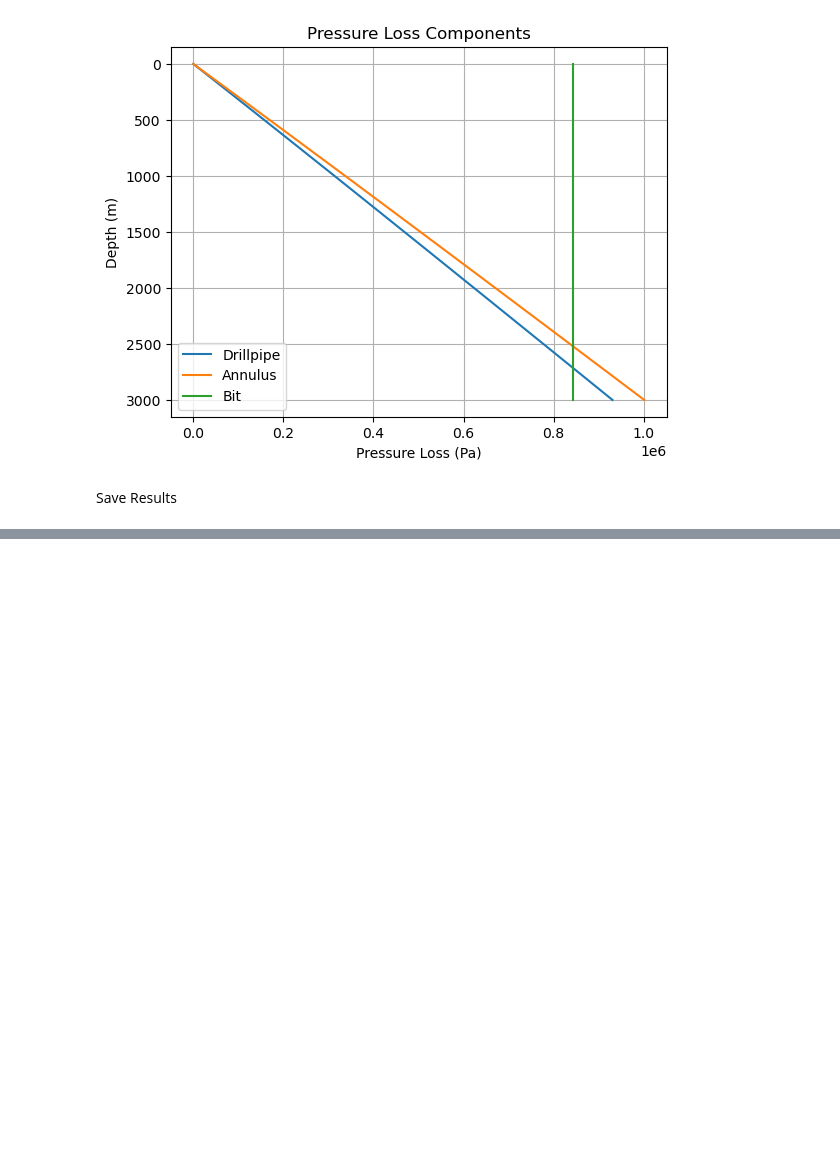
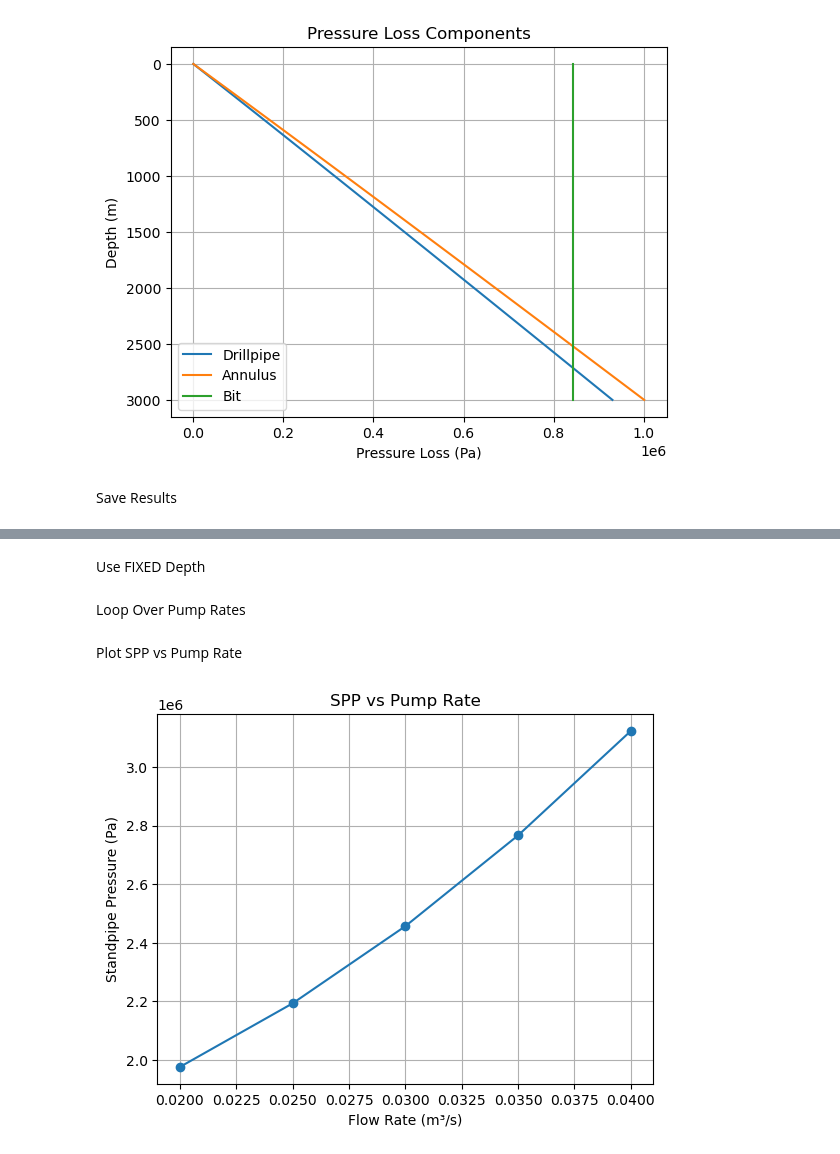
Before and after one commit to Bobi3828/drilling-analytics-engine, a Jupyter notebook: week_04_full_system/notebooks/full_system_analysis.ipynb, the cells around one changed output, grey strips where cells are left out. Saved outputs shown, nothing was run; the diff lists cells and outputs as text; code cells hidden in the pictures; blank space fills up the shorter version.

Commit message:
Week 4 Day 3: Pump rate sensitivity analysis for standpipe pressure

```diff
--- a/week_04_full_system/notebooks/full_system_analysis.ipynb
+++ b/week_04_full_system/notebooks/full_system_analysis.ipynb
@@ -288,0 +291,2 @@ results.to_csv("../results/spp_depth_profile.csv", index=False)
+# %%
+pump_rates = [0.02, 0.025, 0.03, 0.035, 0.04]
@@ -288,0 +295,12 @@ results.to_csv("../results/spp_depth_profile.csv", index=False)
+# %%
+spp_vs_flow = []
+dp_pipe_vs_flow = []
+dp_annulus_vs_flow = []
+dp_bit_vs_flow = []
+# %% [markdown]
+Use FIXED Depth
+# %%
+depth = 2500
+temperature_dh = surface_temp + geothermal_gradient * depth
+# %% [markdown]
+Loop Over Pump Rates
@@ -288,0 +376,16 @@ results.to_csv("../results/spp_depth_profile.csv", index=False)
+# %% [markdown]
+Plot SPP vs Pump Rate
+# %%
+plt.figure()
+
+plt.plot(pump_rates, spp_vs_flow, marker='o')
+
+plt.xlabel("Flow Rate (m³/s)")
+plt.ylabel("Standpipe Pressure (Pa)")
+plt.title("SPP vs Pump Rate")
+
+plt.grid(True)
+
+plt.show()
+# %% [output]
+[figure, added]
```
Also changed, not shown: parts of 7 cells of this notebook, 3 other files.
